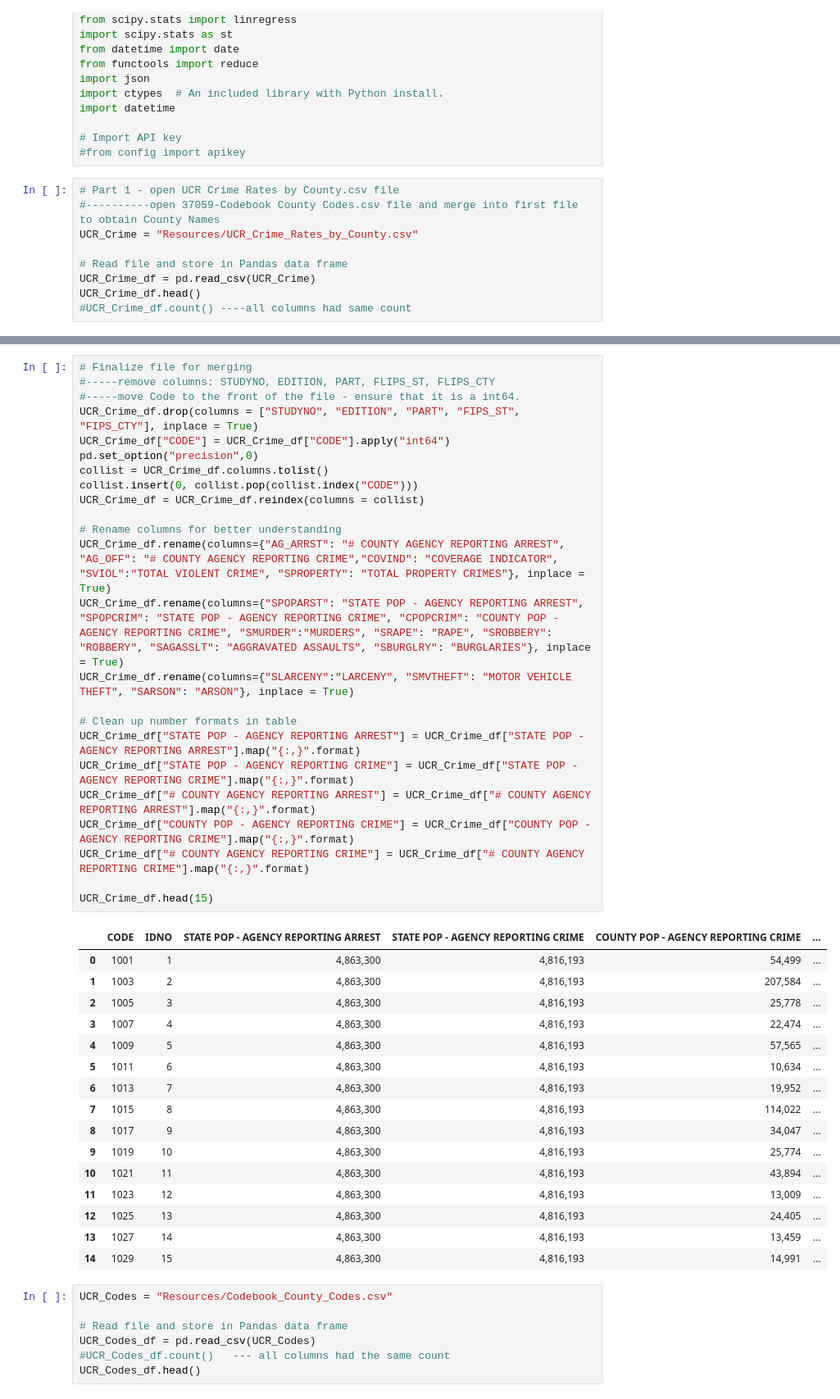
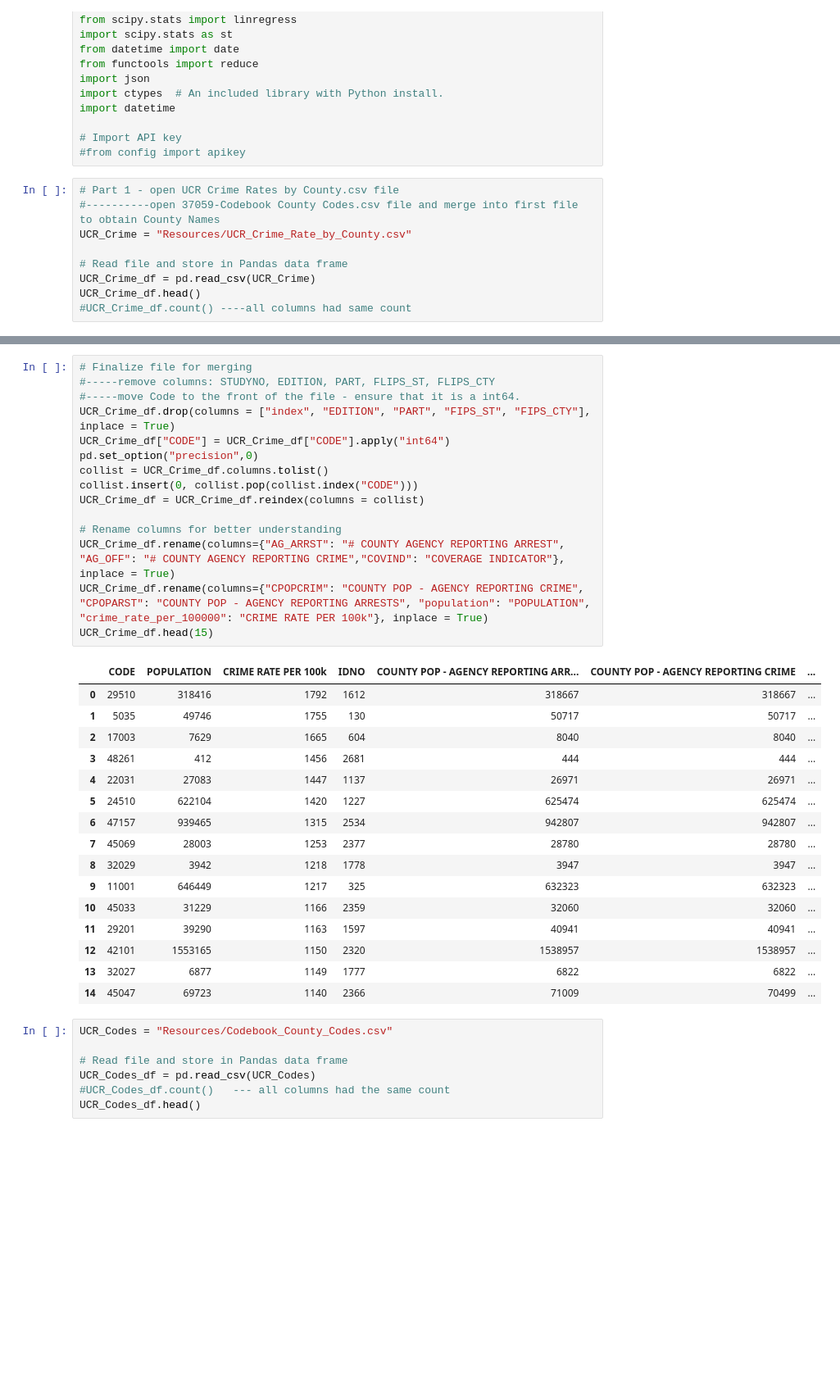
Before and after one commit to melindaeudy/Project_1, a Jupyter notebook: Project_1.ipynb, the cells around one changed output, grey strips where cells are left out. Shown at 82% size. Saved outputs shown, nothing was run; the diff lists cells and outputs as text; blank space fills up the shorter version.

```diff
--- a/Project_1.ipynb
+++ b/Project_1.ipynb
@@ -22,7 +22,7 @@ import datetime
 # %%
 # Part 1 - open UCR Crime Rates by County.csv file
 #----------open 37059-Codebook County Codes.csv file and merge into first file to obtain County Names
-UCR_Crime = "Resources/UCR_Crime_Rates_by_County.csv"
+UCR_Crime = "Resources/UCR_Crime_Rate_by_County.csv"
 
 # Read file and store in Pandas data frame
 UCR_Crime_df = pd.read_csv(UCR_Crime)
@@ -65,44 +65,35 @@ UCR_Crime_df.head(15)
 # %%
 # Finalize file for merging
 #-----remove columns: STUDYNO, EDITION, PART, FLIPS_ST, FLIPS_CTY
 #-----move Code to the front of the file - ensure that it is a int64.
-UCR_Crime_df.drop(columns = ["STUDYNO", "EDITION", "PART", "FIPS_ST", "FIPS_CTY"], inplace = True)
+UCR_Crime_df.drop(columns = ["index", "EDITION", "PART", "FIPS_ST", "FIPS_CTY"], inplace = True)
 UCR_Crime_df["CODE"] = UCR_Crime_df["CODE"].apply("int64")
 pd.set_option("precision",0)
 collist = UCR_Crime_df.columns.tolist()
 collist.insert(0, collist.pop(collist.index("CODE")))
 UCR_Crime_df = UCR_Crime_df.reindex(columns = collist)
 
 # Rename columns for better understanding
-UCR_Crime_df.rename(columns={"AG_ARRST": "# COUNTY AGENCY REPORTING ARREST", "AG_OFF": "# COUNTY AGENCY REPORTING CRIME","COVIND": "COVERAGE INDICATOR", "SVIOL":"TOTAL VIOLENT CRIME", "SPROPERTY": "TOTAL PROPERTY CRIMES"}, inplace = True)
-UCR_Crime_df.rename(columns={"SPOPARST": "STATE POP - AGENCY REPORTING ARREST", "SPOPCRIM": "STATE POP - AGENCY REPORTING CRIME", "CPOPCRIM": "COUNTY POP - AGENCY REPORTING CRIME", "SMURDER":"MURDERS", "SRAPE": "RAPE", "SROBBERY": "ROBBERY", "SAGASSLT": "AGGRAVATED ASSAULTS", "SBURGLRY": "BURGLARIES"}, inplace = True)
-UCR_Crime_df.rename(columns={"SLARCENY":"LARCENY", "SMVTHEFT": "MOTOR VEHICLE THEFT", "SARSON": "ARSON"}, inplace = True)
-
-# Clean up number formats in table
-UCR_Crime_df["STATE POP - AGENCY REPORTING ARREST"] = UCR_Crime_df["STATE POP - AGENCY REPORTING ARREST"].map("{:,}".format)
-UCR_Crime_df["STATE POP - AGENCY REPORTING CRIME"] = UCR_Crime_df["STATE POP - AGENCY REPORTING CRIME"].map("{:,}".format)
-UCR_Crime_df["# COUNTY AGENCY REPORTING ARREST"] = UCR_Crime_df["# COUNTY AGENCY REPORTING ARREST"].map("{:,}".format)
-UCR_Crime_df["COUNTY POP - AGENCY REPORTING CRIME"] = UCR_Crime_df["COUNTY POP - AGENCY REPORTING CRIME"].map("{:,}".format)
-UCR_Crime_df["# COUNTY AGENCY REPORTING CRIME"] = UCR_Crime_df["# COUNTY AGENCY REPORTING CRIME"].map("{:,}".format)
-
+UCR_Crime_df.rename(columns={"AG_ARRST": "# COUNTY AGENCY REPORTING ARREST", "AG_OFF": "# COUNTY AGENCY REPORTING CRIME","COVIND": "COVERAGE INDICATOR"}, inplace = True)
+UCR_Crime_df.rename(columns={"CPOPCRIM": "COUNTY POP - AGENCY REPORTING CRIME", "CPOPARST": "COUNTY POP - AGENCY REPORTING ARRESTS", "population": "POPULATION", "crime_rate_per_100000": "CRIME RATE PER 100k"}, inplace = True)
 UCR_Crime_df.head(15)
 # %% [output]
-|  | CODE | IDNO | STATE POP - AGENCY REPORTING ARREST | STATE POP - AGENCY REPORTING CRIME | COUNTY POP - AGENCY REPORTING CRIME | ... |
-| 0 | 1001 | 1 | 4,863,300 | 4,816,193 | 54,499 | ... |
-| 1 | 1003 | 2 | 4,863,300 | 4,816,193 | 207,584 | ... |
-| 2 | 1005 | 3 | 4,863,300 | 4,816,193 | 25,778 | ... |
-| 3 | 1007 | 4 | 4,863,300 | 4,816,193 | 22,474 | ... |
-| 4 | 1009 | 5 | 4,863,300 | 4,816,193 | 57,565 | ... |
-| 5 | 1011 | 6 | 4,863,300 | 4,816,193 | 10,634 | ... |
-| 6 | 1013 | 7 | 4,863,300 | 4,816,193 | 19,952 | ... |
-| 7 | 1015 | 8 | 4,863,300 | 4,816,193 | 114,022 | ... |
-| 8 | 1017 | 9 | 4,863,300 | 4,816,193 | 34,047 | ... |
-| 9 | 1019 | 10 | 4,863,300 | 4,816,193 | 25,774 | ... |
-| 10 | 1021 | 11 | 4,863,300 | 4,816,193 | 43,894 | ... |
-| 11 | 1023 | 12 | 4,863,300 | 4,816,193 | 13,009 | ... |
-| 12 | 1025 | 13 | 4,863,300 | 4,816,193 | 24,405 | ... |
-| 13 | 1027 | 14 | 4,863,300 | 4,816,193 | 13,459 | ... |
-| 14 | 1029 | 15 | 4,863,300 | 4,816,193 | 14,991 | ... |
+|  | CODE | POPULATION | CRIME RATE PER 100k | IDNO | COUNTY POP - AGENCY REPORTING ARR... | COUNTY POP - AGENCY REPORTING CRIME | ... |
+| 0 | 29510 | 318416 | 1792 | 1612 | 318667 | 318667 | ... |
+| 1 | 5035 | 49746 | 1755 | 130 | 50717 | 50717 | ... |
+| 2 | 17003 | 7629 | 1665 | 604 | 8040 | 8040 | ... |
+| 3 | 48261 | 412 | 1456 | 2681 | 444 | 444 | ... |
+| 4 | 22031 | 27083 | 1447 | 1137 | 26971 | 26971 | ... |
+| 5 | 24510 | 622104 | 1420 | 1227 | 625474 | 625474 | ... |
+| 6 | 47157 | 939465 | 1315 | 2534 | 942807 | 942807 | ... |
+| 7 | 45069 | 28003 | 1253 | 2377 | 28780 | 28780 | ... |
+| 8 | 32029 | 3942 | 1218 | 1778 | 3947 | 3947 | ... |
+| 9 | 11001 | 646449 | 1217 | 325 | 632323 | 632323 | ... |
+| 10 | 45033 | 31229 | 1166 | 2359 | 32060 | 32060 | ... |
+| 11 | 29201 | 39290 | 1163 | 1597 | 40941 | 40941 | ... |
+| 12 | 42101 | 1553165 | 1150 | 2320 | 1538957 | 1538957 | ... |
+| 13 | 32027 | 6877 | 1149 | 1777 | 6822 | 6822 | ... |
+| 14 | 45047 | 69723 | 1140 | 2366 | 71009 | 70499 | ... |
 # %%
 UCR_Codes = "Resources/Codebook_County_Codes.csv"
 
```
Also changed, not shown: parts of 8 cells of this notebook, 2 other files.
